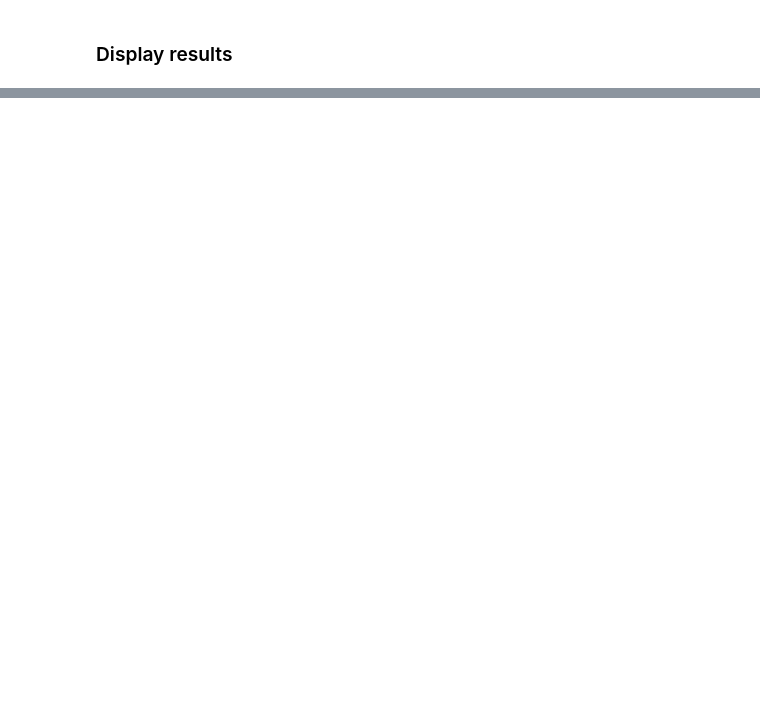
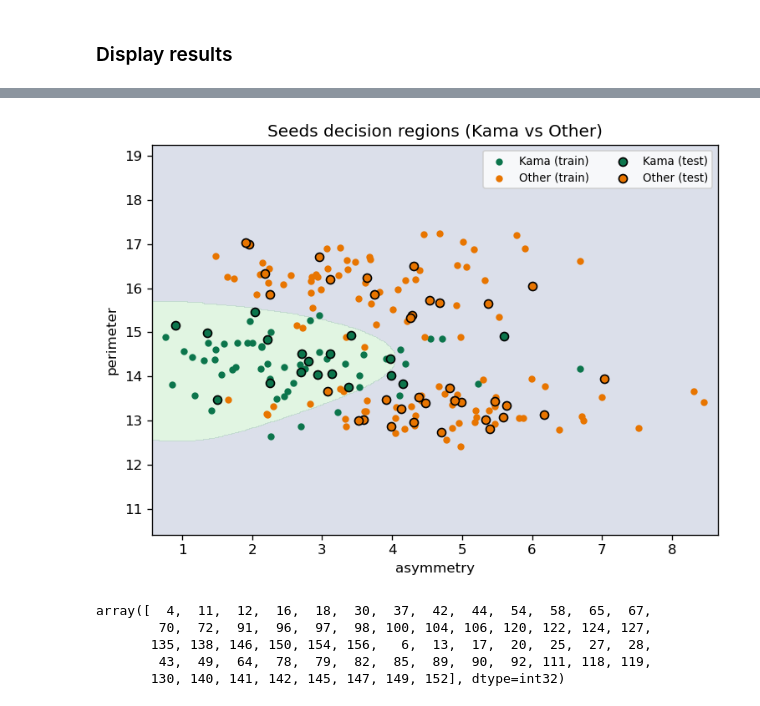
Before and after one commit to JamesAmato/recitation, a Jupyter notebook: recitation_3.ipynb, the cells around one changed output, grey strips where cells are left out. Saved outputs shown, nothing was run; the diff lists cells and outputs as text; code cells hidden in the pictures; blank space fills up the shorter version.

```diff
--- a/recitation_3.ipynb
+++ b/recitation_3.ipynb
@@ -272,0 +346,56 @@ Would random selection of test/training data be helpful? Or is this intuitive an
+# %%
+# Make a grid over the feature space
+x1_min, x1_max = x[:,0].min() - 0.2, x[:,0].max() + 0.2
+x2_min, x2_max = x[:,1].min() - 2.0, x[:,1].max() + 2.0
+xx1, xx2 = np.meshgrid(
+    np.linspace(x1_min, x1_max, 400),
+    np.linspace(x2_min, x2_max, 400)
+)
+
+grid = np.c_[xx1.ravel(), xx2.ravel()]
+
+# 2) Scale the grid the same way as training data
+grid_s = scaler.transform(grid)
+
+# 3) Build the kernel between grid and TRAIN (note: columns = n_train)
+K_grid = rbf_kernel(grid_s, Xs_tr, gamma=gamma)
+
+# 4) Predict on the kernel, reshape back to the mesh
+Z = clf.predict(K_grid).reshape(xx1.shape)
+
+fig = plt.figure(dpi=120)
+ax = fig.add_subplot(111)
+
+# Light background for the two classes
+ax.contourf(xx1, xx2, Z, alpha=0.18, levels=[-0.5, 0.5, 1.5])
+
+# Colors
+c_k = "#0C754C"
+c_o = "#e87500"
+
+# Training points
+is_kama_tr = (y_train == 1)
+ax.scatter(x_train[is_kama_tr,0],  x_train[is_kama_tr,1],  s=16, facecolors=c_k, label="Kama (train)")
+ax.scatter(x_train[~is_kama_tr,0], x_train[~is_kama_tr,1], s=16, facecolors=c_o, label="Other (train)")
+
+# Test points (hollow markers)
+is_kama_te = (y_test == 1)
+ax.scatter(x_test[is_kama_te,0],   x_test[is_kama_te,1],   s=36, facecolors=c_k, edgecolors="k", label="Kama (test)")
+ax.scatter(x_test[~is_kama_te,0],  x_test[~is_kama_te,1],  s=36, facecolors=c_o, edgecolors="k", label="Other (test)")
+
+ax.set_xlabel("asymmetry")
+ax.set_ylabel("perimeter")
+ax.set_title("Seeds decision regions (Kama vs Other)")
+ax.legend(loc="upper right", ncol=2, fontsize=8)
+plt.tight_layout()
+plt.show()
+# %% [output]
+[figure, added]
+# %%
+clf.support_
+# %% [output]
+array([  4,  11,  12,  16,  18,  30,  37,  42,  44,  54,  58,  65,  67,
+        70,  72,  91,  96,  97,  98, 100, 104, 106, 120, 122, 124, 127,
+       135, 138, 146, 150, 154, 156,   6,  13,  17,  20,  25,  27,  28,
+        43,  49,  64,  78,  79,  82,  85,  89,  90,  92, 111, 118, 119,
+       130, 140, 141, 142, 145, 147, 149, 152], dtype=int32)
```
Also changed, not shown: parts of 14 cells of this notebook, 1 other file.
